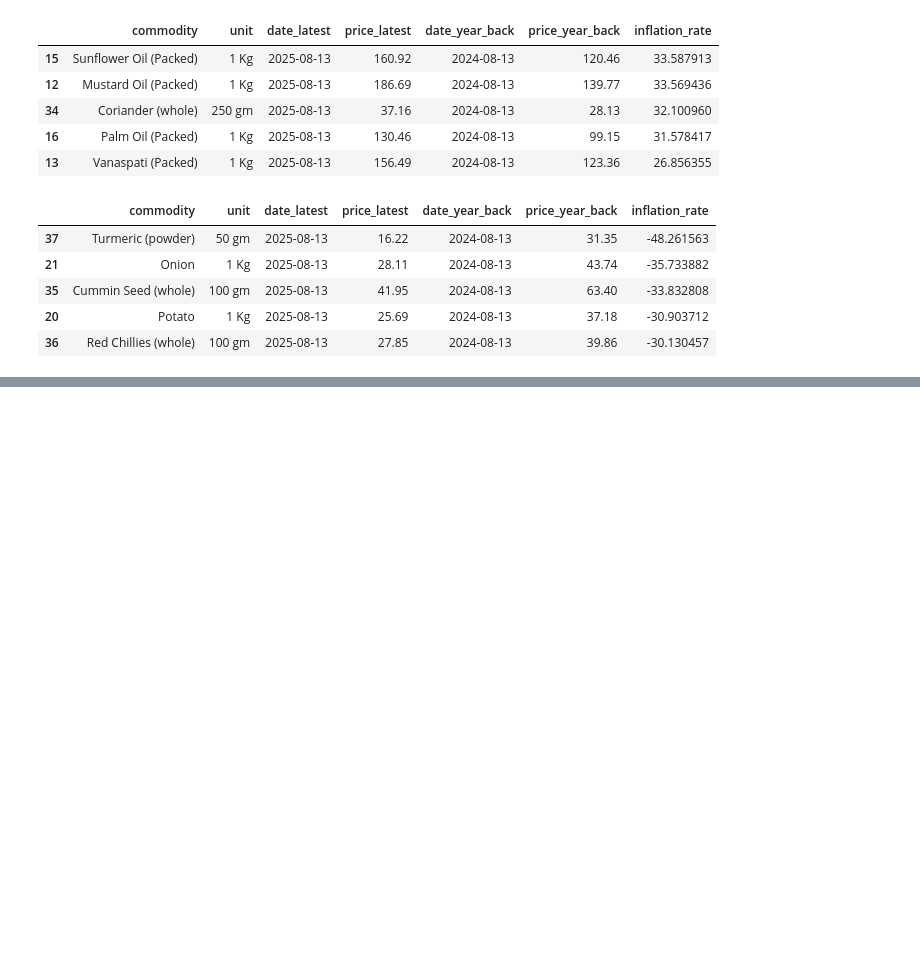
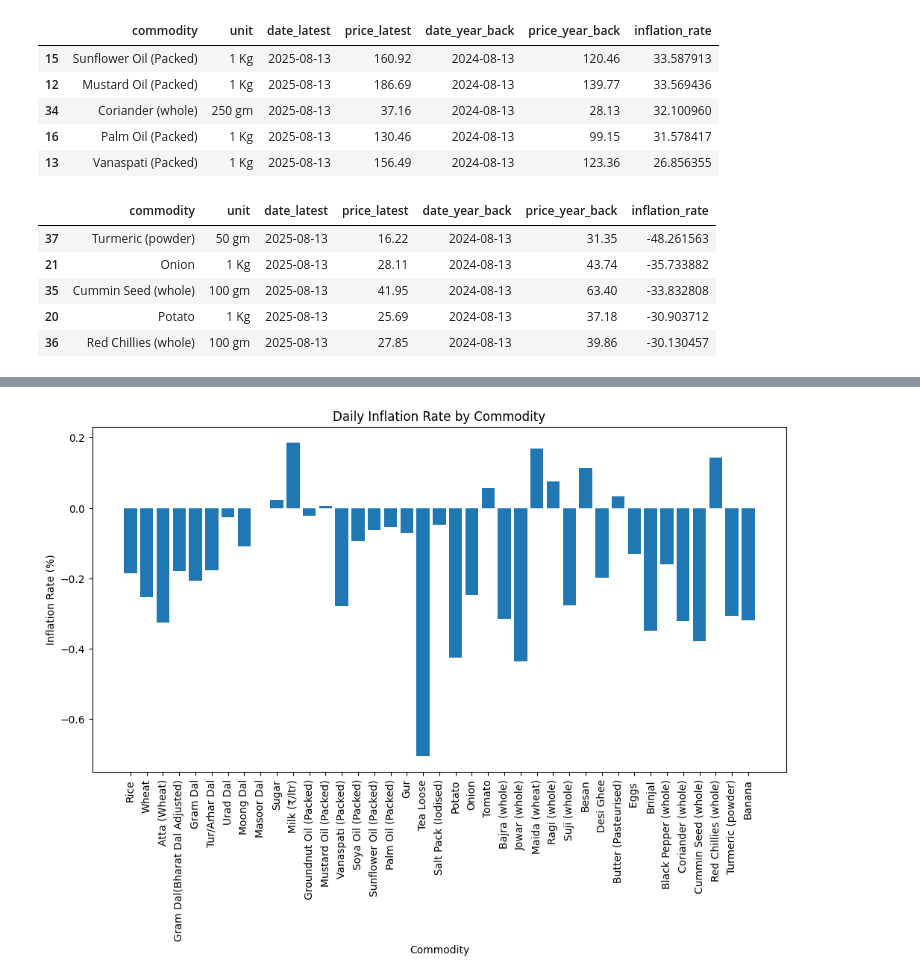
Before and after one commit to ilihas786/Local-Commodity-Price-Tracker, a Jupyter notebook: notebooks/inflation_trend.ipynb, the cells around one changed output, grey strips where cells are left out. Cells and saved outputs as stored; diff of their text form; code cells hidden in the pictures; blank space fills up the shorter version.

Commit message:
dalily inflation analysis

```diff
--- a/notebooks/inflation_trend.ipynb
+++ b/notebooks/inflation_trend.ipynb
@@ -139,0 +167,3 @@ plt.show()
+# %%
+previous_price=df[df['date'] == previous_date]
+previous_price
@@ -139,0 +188,4 @@ plt.show()
+# %%
+inflation_df =current_price.merge(previous_price, on=['commodity','unit'], suffixes=('_current', '_previous'))
+# %%
+inflation_df.drop(columns=['date_current', 'date_previous','daily_pct_change_current','daily_pct_change_previous'], inplace=True)
@@ -139,0 +212,3 @@ plt.show()
+# %%
+inflation_df['inflation_rate'] =((inflation_df['price_current'] - inflation_df['price_previous']) / inflation_df['price_previous']) * 100
+inflation_df
@@ -139,0 +233,10 @@ plt.show()
+# %%
+plt.figure(figsize=(12, 6))
+plt.bar(inflation_df['commodity'], inflation_df['inflation_rate'])
+plt.xticks(rotation=90)
+plt.xlabel('Commodity')
+plt.ylabel('Inflation Rate (%)')
+plt.title('Daily Inflation Rate by Commodity')
+plt.show()
+# %% [output]
+[figure, added]
```
Also changed, not shown: parts of 8 cells of this notebook.
